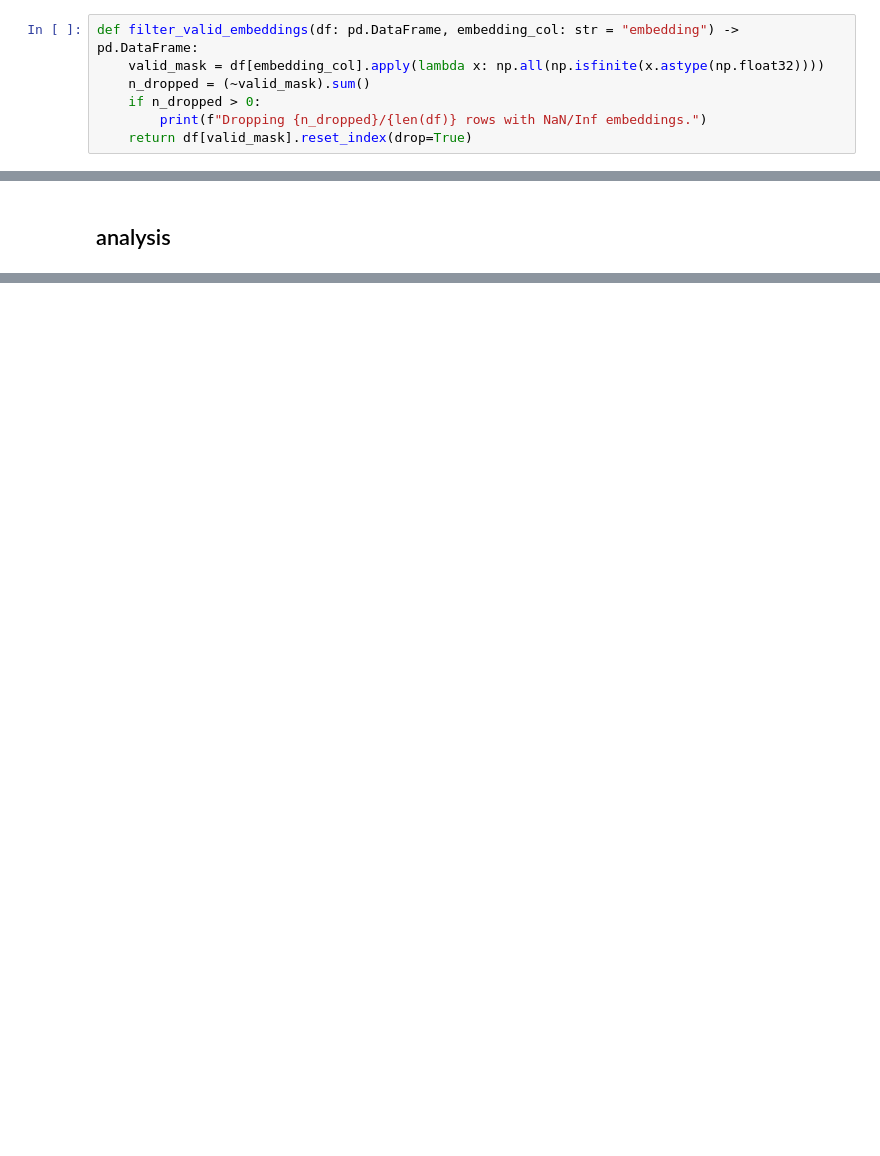
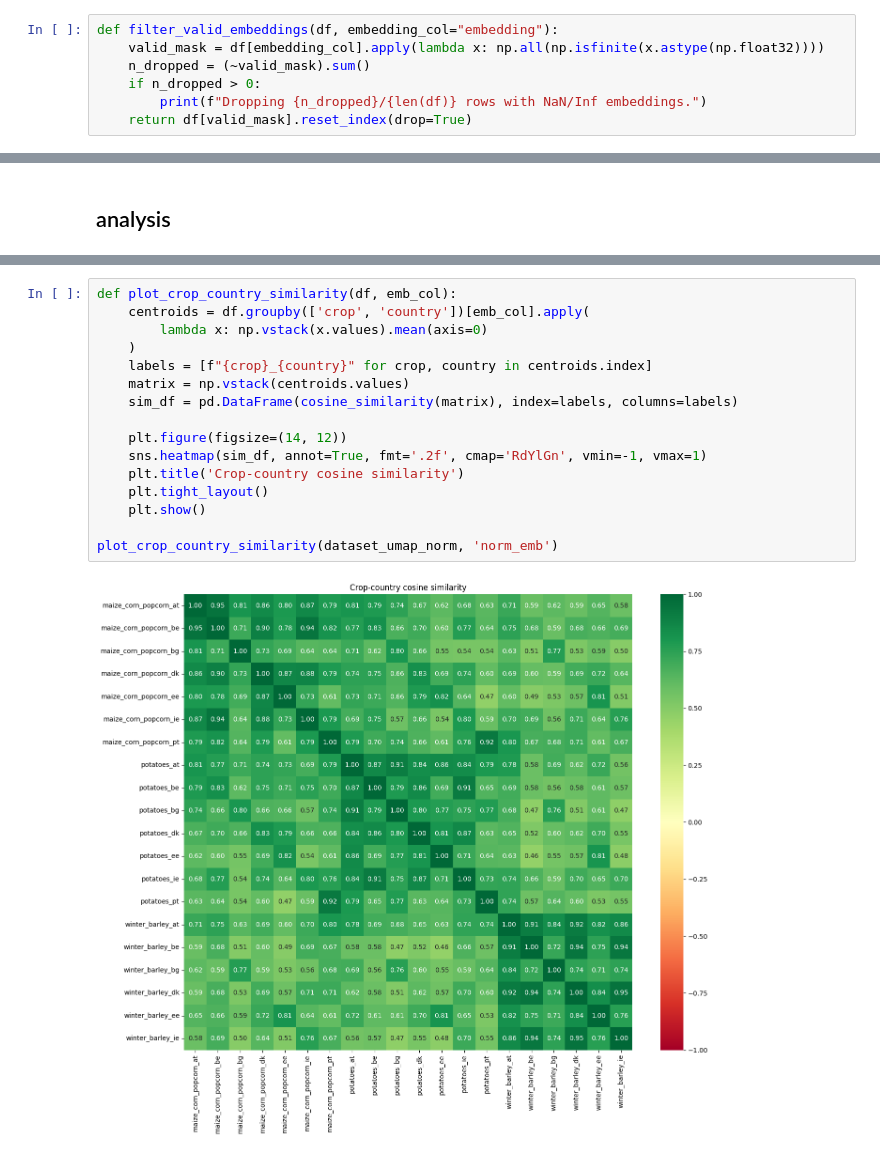
Before and after one commit to beatrizbsperes/SpatialTemporal_generalization_of_SITS_FM, a Jupyter notebook: 4_embeddings_analysis.ipynb, the cells around one changed output, grey strips where cells are left out. Cells and saved outputs as stored; diff of their text form; blank space fills up the shorter version.

```diff
--- a/4_embeddings_analysis.ipynb
+++ b/4_embeddings_analysis.ipynb
@@ -70,5 +68,5 @@ def is_valid_embedding(x):
 # %%
-def filter_valid_embeddings(df: pd.DataFrame, embedding_col: str = "embedding") -> pd.DataFrame:
+def filter_valid_embeddings(df, embedding_col="embedding"):
     valid_mask = df[embedding_col].apply(lambda x: np.all(np.isfinite(x.astype(np.float32))))
     n_dropped = (~valid_mask).sum()
     if n_dropped > 0:
@@ -384,0 +173,18 @@ Only one year in dataset — skipping temporal drift.
+# %%
+def plot_crop_country_similarity(df, emb_col):
+    centroids = df.groupby(['crop', 'country'])[emb_col].apply(
+        lambda x: np.vstack(x.values).mean(axis=0)
+    )
+    labels = [f"{crop}_{country}" for crop, country in centroids.index]
+    matrix = np.vstack(centroids.values)
+    sim_df = pd.DataFrame(cosine_similarity(matrix), index=labels, columns=labels)
+
+    plt.figure(figsize=(14, 12))
+    sns.heatmap(sim_df, annot=True, fmt='.2f', cmap='RdYlGn', vmin=-1, vmax=1)
+    plt.title('Crop-country cosine similarity')
+    plt.tight_layout()
+    plt.show()
+
+plot_crop_country_similarity(dataset_umap_norm, 'norm_emb')
+# %% [output]
+[figure, added]
```
Also changed, not shown: parts of 31 cells of this notebook, 7 other files.
